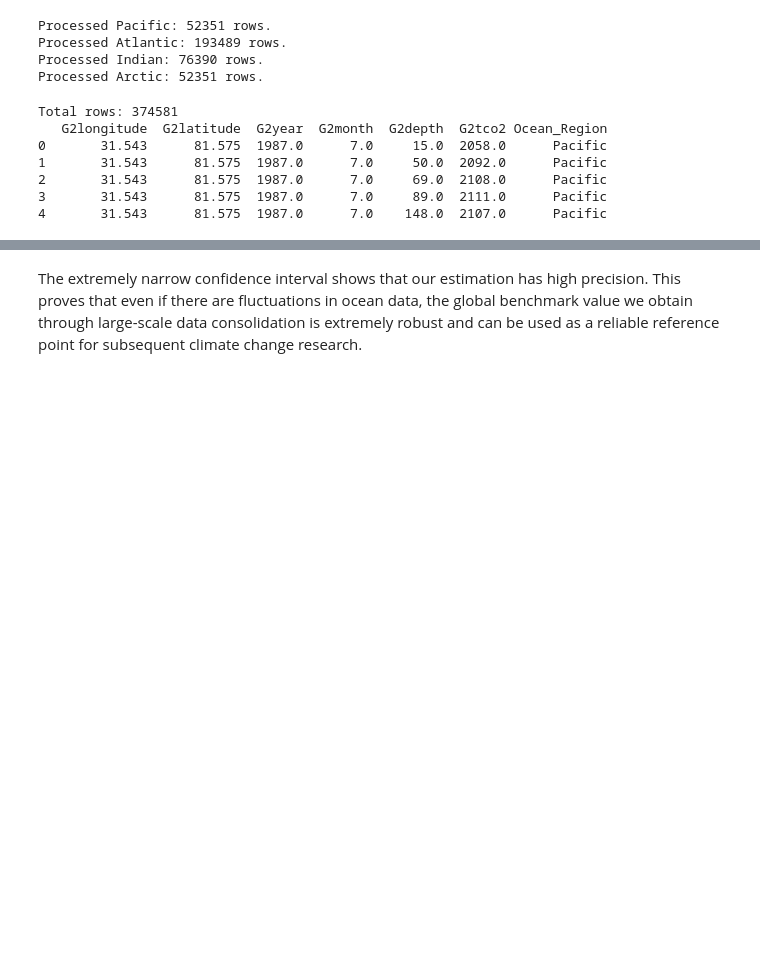
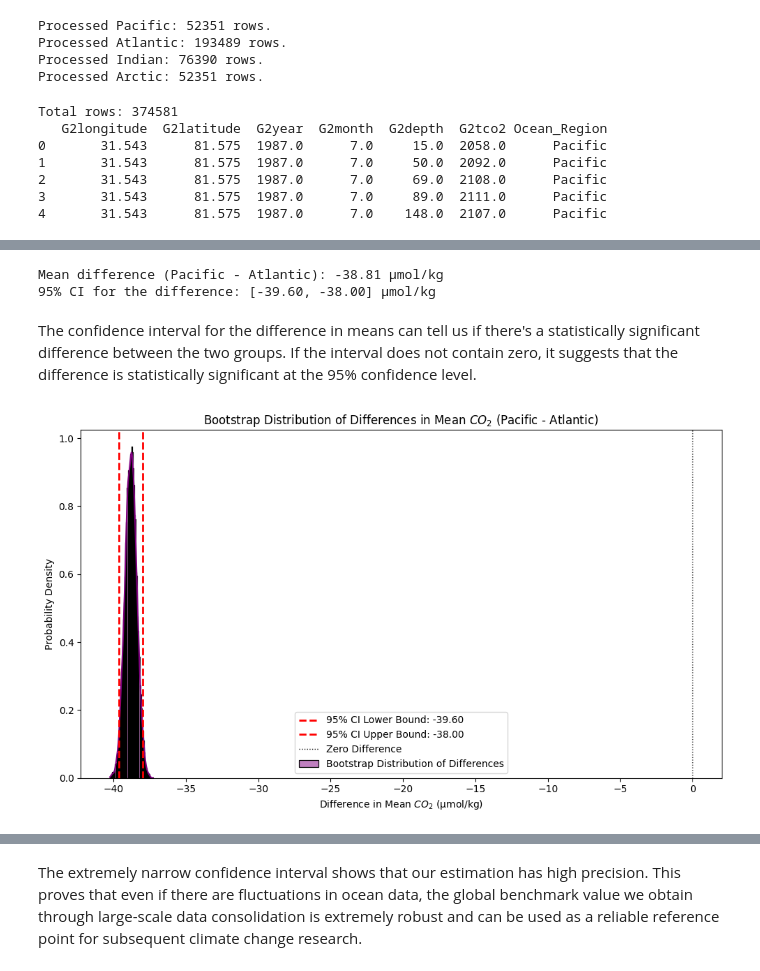
Before and after one commit to JBorean11/EMSC2010-GroupW5-PP, a Jupyter notebook: EMSC2010_PrecipitationPirates_W5.ipynb, the cells around one changed output, grey strips where cells are left out. Cells and saved outputs as stored; diff of their text form; code cells hidden in the pictures; blank space fills up the shorter version.

```diff
--- a/EMSC2010_PrecipitationPirates_W5.ipynb
+++ b/EMSC2010_PrecipitationPirates_W5.ipynb
@@ -154,3 +158,55 @@ The results from the above bootstrap resampling (mean estimate and 95% confidenc
+# %%
+pacific_co2 = df[df['Ocean_Region'] == 'Pacific']['G2tco2'].values
+atlantic_co2 = df[df['Ocean_Region'] == 'Atlantic']['G2tco2'].values
+
+n_pacific = len(pacific_co2)
+n_atlantic = len(atlantic_co2)
+num_samples = 10000
+
+difference_in_means = np.empty(num_samples)
+
+for i in range(num_samples):
+    # Resample Pacific data and calculate mean
+    sample_pacific = np.random.choice(pacific_co2, size=n_pacific, replace=True)
+    mean_pacific = np.mean(sample_pacific)
+
+    # Resample Atlantic data and calculate mean
+    sample_atlantic = np.random.choice(atlantic_co2, size=n_atlantic, replace=True)
+    mean_atlantic = np.mean(sample_atlantic)
+
+    # Calculate the difference in means
+    difference_in_means[i] = mean_pacific - mean_atlantic
+
+# Calculate the 95% confidence interval for the difference in means
+ci_difference = np.percentile(difference_in_means, [2.5, 97.5])
+
+print(f"Mean difference (Pacific - Atlantic): {np.mean(difference_in_means):.2f} µmol/kg")
+print(f"95% CI for the difference: [{ci_difference[0]:.2f}, {ci_difference[1]:.2f}] µmol/kg")
+# %% [output]
+Mean difference (Pacific - Atlantic): -38.81 µmol/kg
+95% CI for the difference: [-39.60, -38.00] µmol/kg
+# %% [markdown]
+The confidence interval for the difference in means can tell us if there's a statistically significant difference between the two groups. If the interval does not contain zero, it suggests that the difference is statistically significant at the 95% confidence level.
+# %%
+import matplotlib.pyplot as plt
+import seaborn as sns
+import numpy as np
+
+plt.figure(figsize=(10, 6))
+sns.histplot(difference_in_means, kde=True, color='purple', stat="density", label='Bootstrap Distribution of Differences')
+
+plt.axvline(ci_difference[0], color='red', linestyle='--', linewidth=2, label=f'95% CI Lower Bound: {ci_difference[0]:.2f}')
+plt.axvline(ci_difference[1], color='red', linestyle='--', linewidth=2, label=f'95% CI Upper Bound: {ci_difference[1]:.2f}')
+plt.axvline(0, color='black', linestyle=':', linewidth=1, label='Zero Difference')
+
+plt.title('Bootstrap Distribution of Differences in Mean $CO_2$ (Pacific - Atlantic)')
+plt.xlabel('Difference in Mean $CO_2$ (µmol/kg)')
+plt.ylabel('Probability Density')
+plt.legend(frameon=True)
+plt.tight_layout()
+plt.show()
+# %% [output]
+[figure, added]
 # %%
 import matplotlib.pyplot as plt
 import seaborn as sns
```
Also changed, not shown: parts of 11 cells of this notebook.
